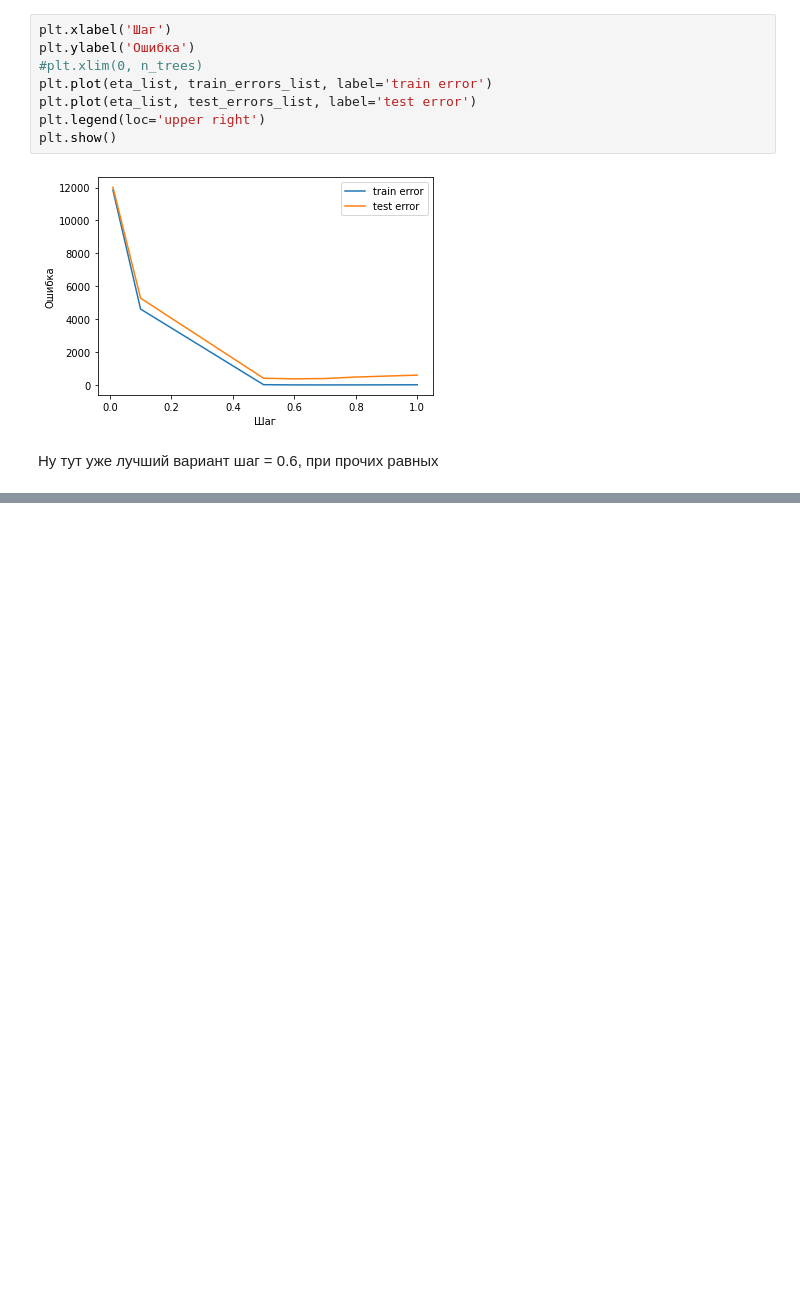
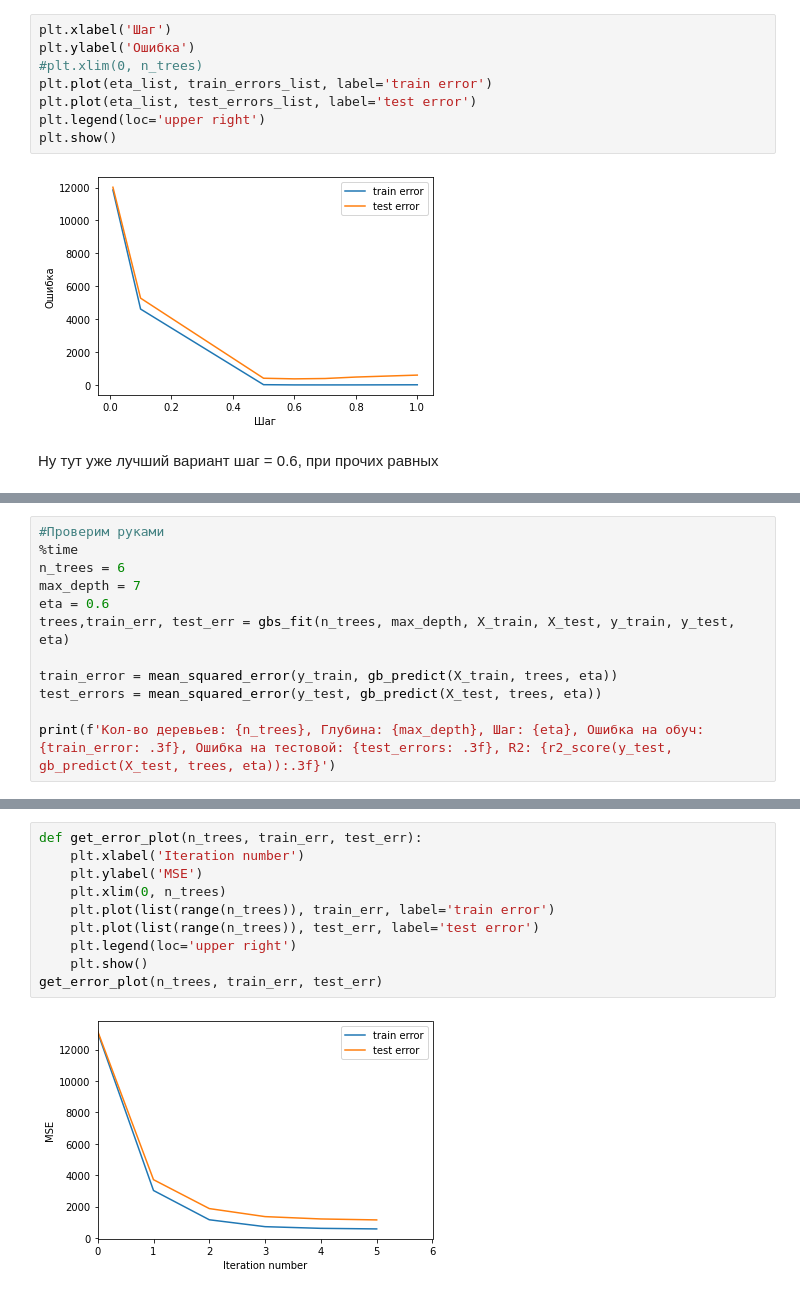
Before and after one commit to vinalyan/diff, a Jupyter notebook: GeekBrains/algorithms/web6/Lessin6_HW.ipynb, the cells around one changed output, grey strips where cells are left out. Saved outputs shown, nothing was run; the diff lists cells and outputs as text; blank space fills up the shorter version.

```diff
--- a/GeekBrains/algorithms/web6/Lessin6_HW.ipynb
+++ b/GeekBrains/algorithms/web6/Lessin6_HW.ipynb
@@ -238,0 +290,12 @@ plt.show()
+# %%
+#Проверим руками
+%time
+n_trees = 6
+max_depth = 7
+eta = 0.6
+trees,train_err, test_err = gbs_fit(n_trees, max_depth, X_train, X_test, y_train, y_test, eta)
+
+train_error = mean_squared_error(y_train, gb_predict(X_train, trees, eta))
+test_errors = mean_squared_error(y_test, gb_predict(X_test, trees, eta))
+
+print(f'Кол-во деревьев: {n_trees}, Глубина: {max_depth}, Шаг: {eta}, Ошибка на обуч: {train_error: .3f}, Ошибка на тестовой: {test_errors: .3f}, R2: {r2_score(y_test, gb_predict(X_test, trees, eta)):.3f}')
@@ -238,0 +306,12 @@ plt.show()
+# %%
+def get_error_plot(n_trees, train_err, test_err):
+    plt.xlabel('Iteration number')
+    plt.ylabel('MSE')
+    plt.xlim(0, n_trees)
+    plt.plot(list(range(n_trees)), train_err, label='train error')
+    plt.plot(list(range(n_trees)), test_err, label='test error')
+    plt.legend(loc='upper right')
+    plt.show()
+get_error_plot(n_trees, train_err, test_err)
+# %% [output]
+[figure, added]
```
Also changed, not shown: parts of 9 cells of this notebook.
